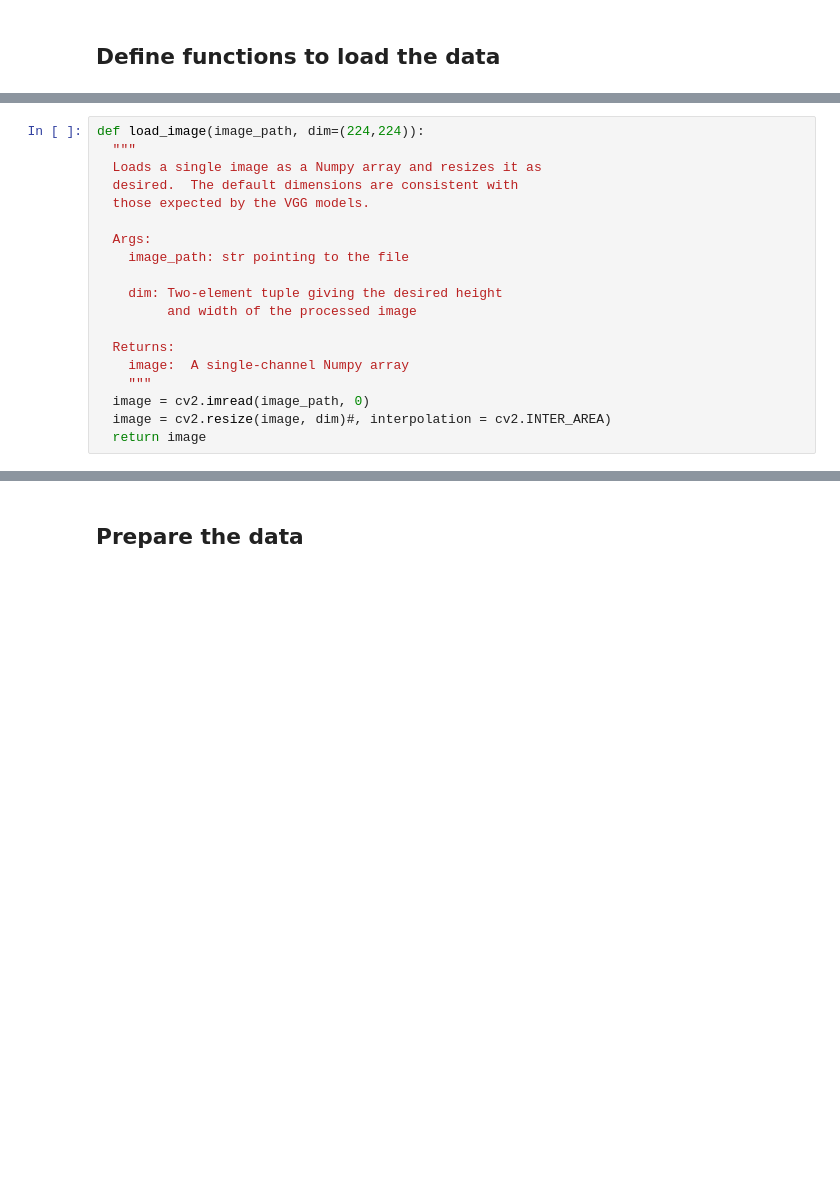
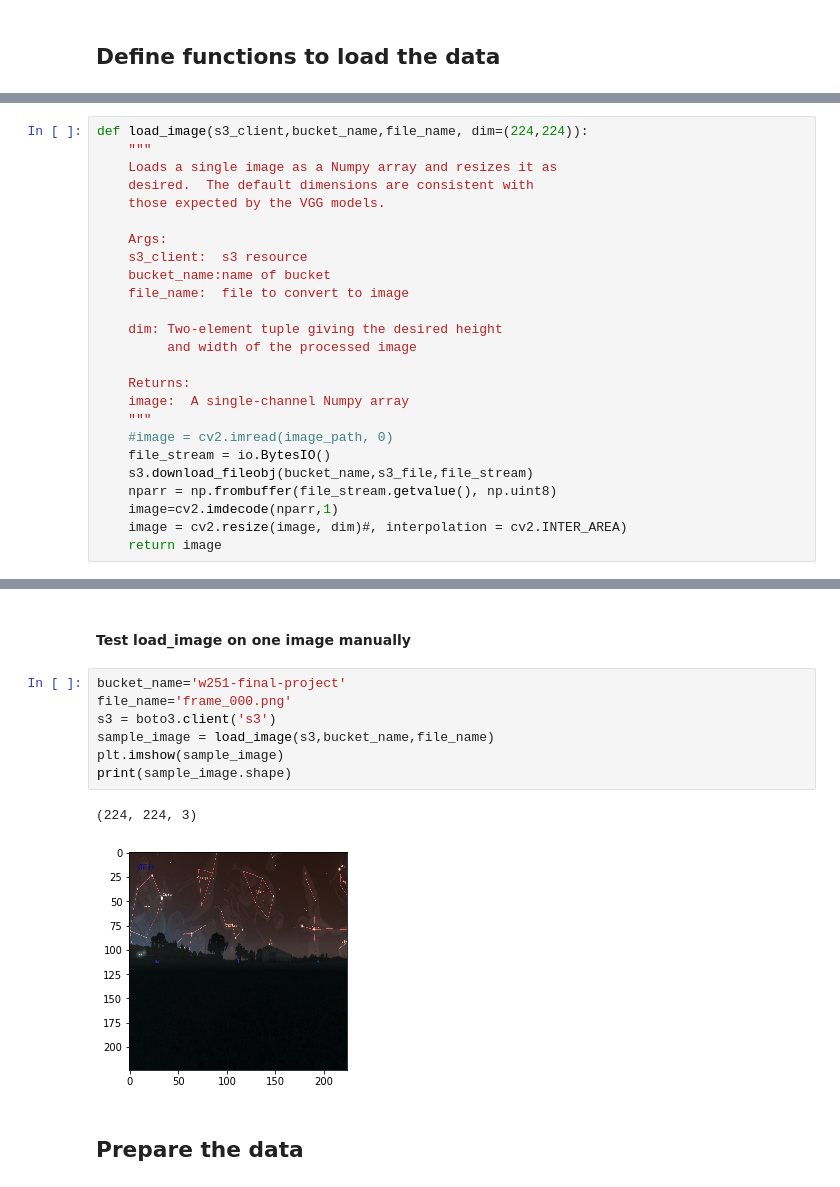
Before and after one commit to travisrmetz/w251-project, a Jupyter notebook: revised_model_trm.ipynb, the cells around one changed output, grey strips where cells are left out. Drawn from its saved outputs; the diff is of its cells as text; blank space fills up the shorter version.

Commit message:
integrated s3 download

```diff
--- a/revised_model_trm.ipynb
+++ b/revised_model_trm.ipynb
@@ -20,20 +73,26 @@ image_dir='/w251-project/stars/images'
 # %%
-def load_image(image_path, dim=(224,224)):
-  """
-  Loads a single image as a Numpy array and resizes it as
-  desired.  The default dimensions are consistent with
-  those expected by the VGG models.
+def load_image(s3_client,bucket_name,file_name, dim=(224,224)):
+    """
+    Loads a single image as a Numpy array and resizes it as
+    desired.  The default dimensions are consistent with
+    those expected by the VGG models.
 
-  Args:
-    image_path: str pointing to the file
+    Args:
+    s3_client:  s3 resource
+    bucket_name:name of bucket
+    file_name:  file to convert to image
 
     dim: Two-element tuple giving the desired height
          and width of the processed image
 
-  Returns:
+    Returns:
     image:  A single-channel Numpy array
     """
-  image = cv2.imread(image_path, 0)
-  image = cv2.resize(image, dim)#, interpolation = cv2.INTER_AREA)
-  return image
+    #image = cv2.imread(image_path, 0)
+    file_stream = io.BytesIO()
+    s3.download_fileobj(bucket_name,s3_file,file_stream)
+    nparr = np.frombuffer(file_stream.getvalue(), np.uint8)
+    image=cv2.imdecode(nparr,1)
+    image = cv2.resize(image, dim)#, interpolation = cv2.INTER_AREA)
+    return image
 # %%
@@ -89,3 +132,15 @@ print(sample_image.shape)
+# %% [markdown]
+#### Test load_image on one image manually
+# %%
+bucket_name='w251-final-project'
+file_name='frame_000.png'
+s3 = boto3.client('s3')
+sample_image = load_image(s3,bucket_name,file_name)
+plt.imshow(sample_image)
+print(sample_image.shape)
+# %% [output]
+(224, 224, 3)
+[figure, added]
 # %% [markdown]
 ## Prepare the data
 # %% [markdown]
```
Also changed, not shown: parts of 15 cells of this notebook, 1 other file.
